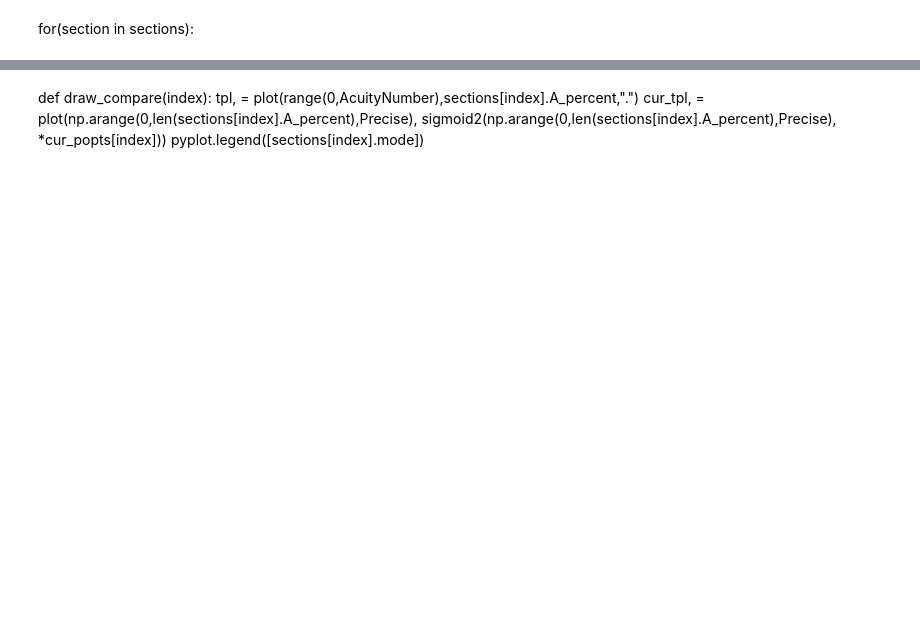
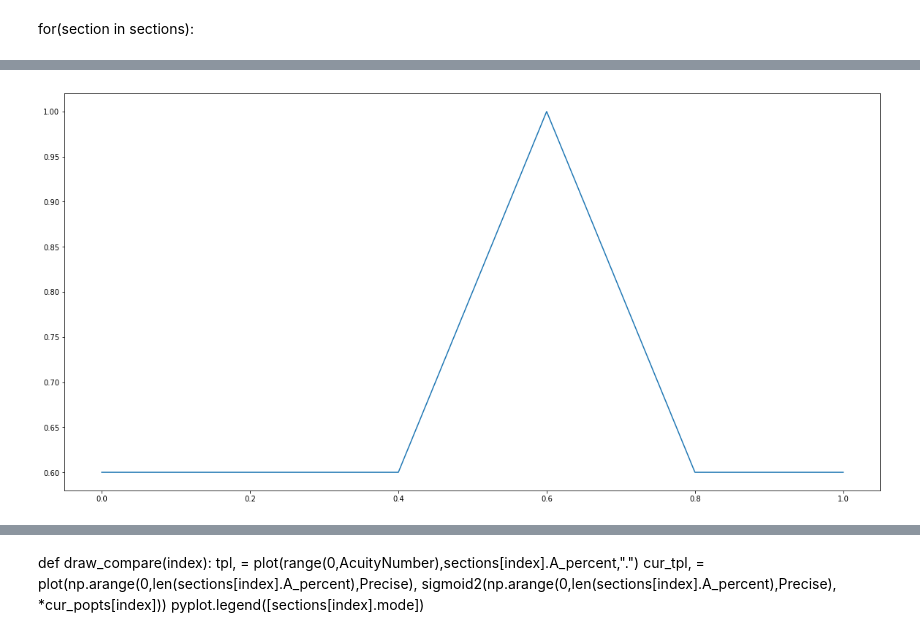
Before and after one commit to Vor2d/VORHead, a Jupyter notebook: DataAnalyzer/AcuityAnalyzer.ipynb, the cells around one changed output, grey strips where cells are left out. Saved outputs shown, nothing was run; the diff lists cells and outputs as text; code cells hidden in the pictures; blank space fills up the shorter version.

```diff
--- a/DataAnalyzer/AcuityAnalyzer.ipynb
+++ b/DataAnalyzer/AcuityAnalyzer.ipynb
@@ -95,0 +146,5 @@ pyplot.legend(legends)
+# %%
+if(len(sections[-1].delay_percent_list) > 0):
+    tpl, = plot(sections[-1].delay_percent_list[0].keys(),sections[-1].delay_percent_list[0].values())
+# %% [output]
+[figure, added]
```
Also changed, not shown: parts of 16 cells of this notebook, 7 other files.
